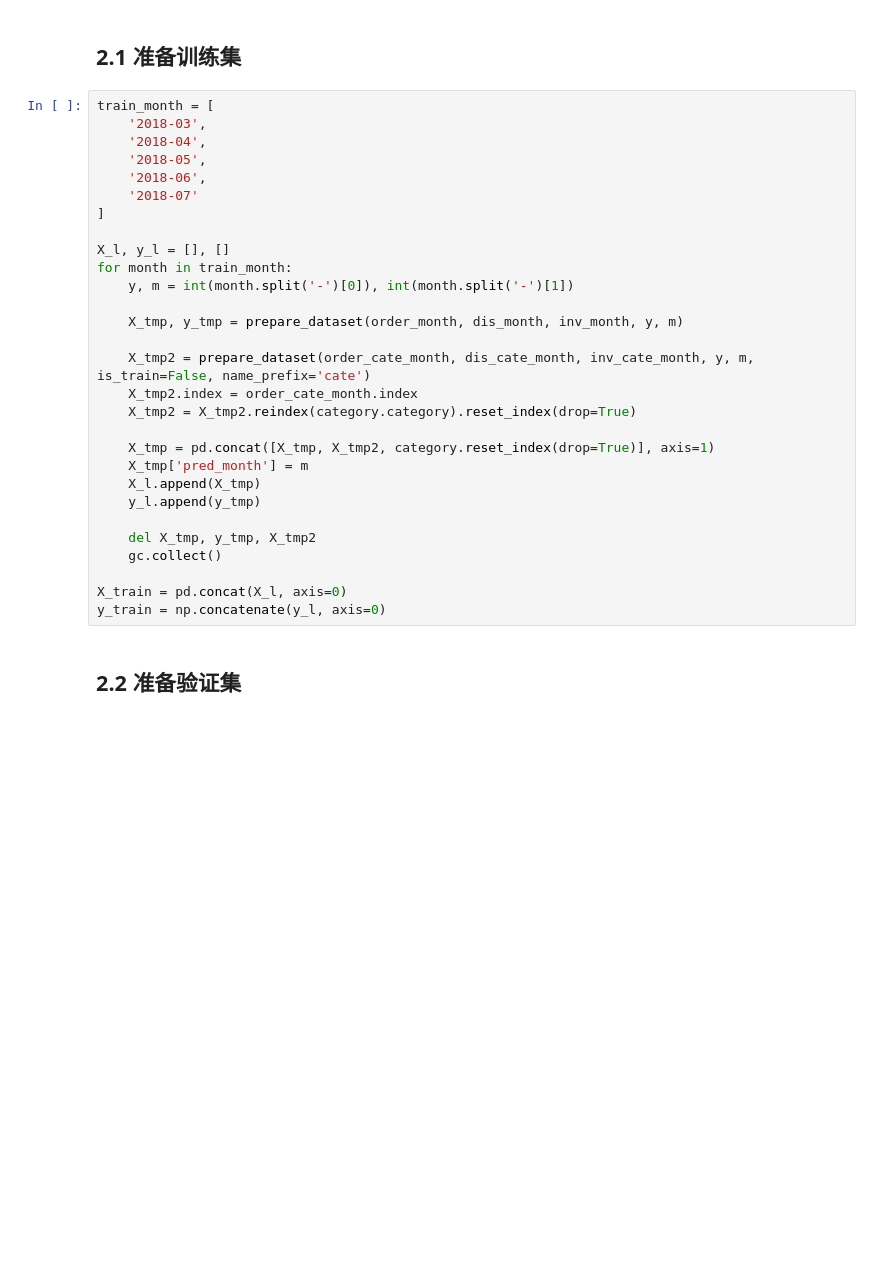
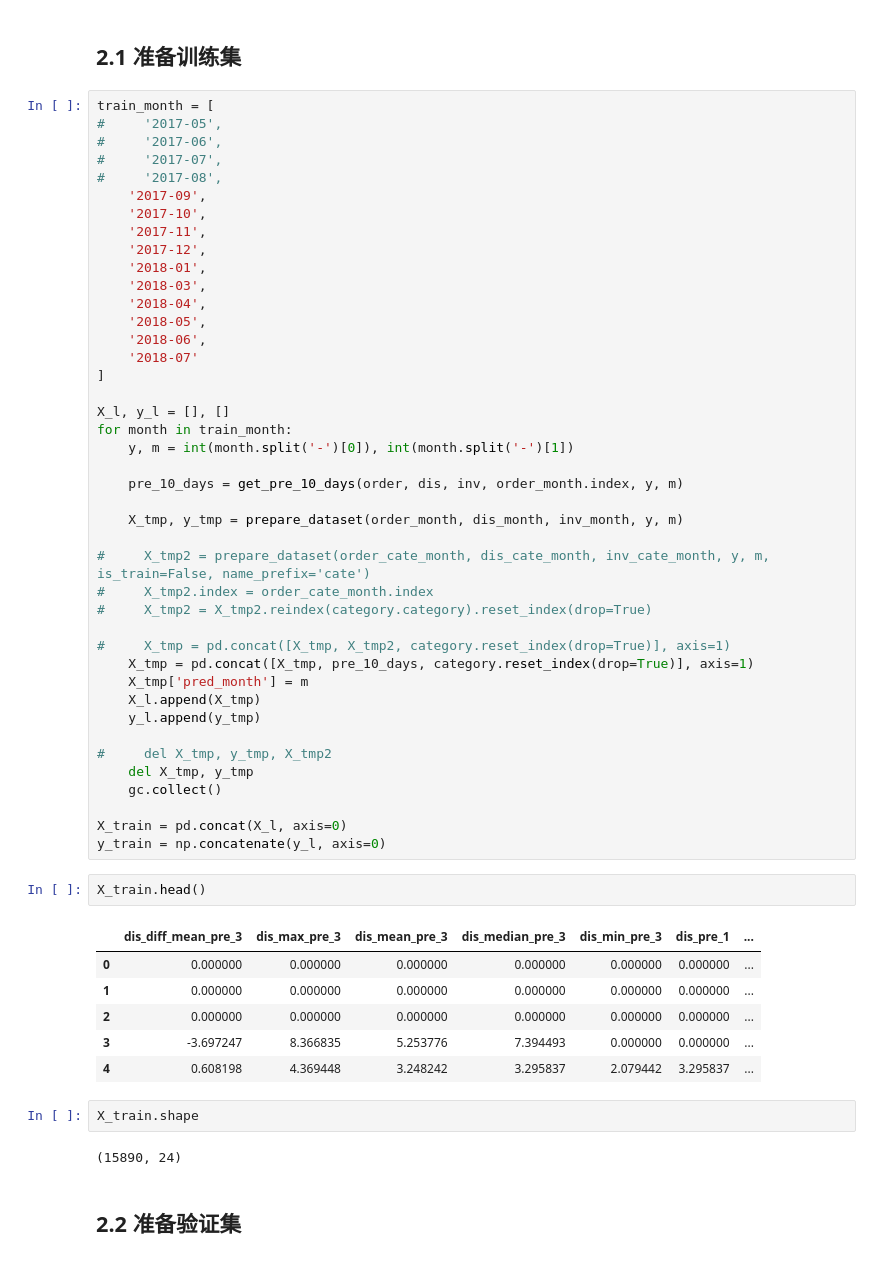
Before and after one commit to Genpeng/order-sales-forecast, a Jupyter notebook: ipython/level2-sku/level2-lgb-v2.ipynb, the cells around one changed output. Saved outputs shown, nothing was run; the diff lists cells and outputs as text; blank space fills up the shorter version.

```diff
--- a/ipython/level2-sku/level2-lgb-v2.ipynb
+++ b/ipython/level2-sku/level2-lgb-v2.ipynb
@@ -279,6 +317,15 @@ def prepare_dataset(order, dis, inv, year, month, is_train=True, name_prefix=Non
 ## 2.1 准备训练集
 # %%
 train_month = [
+#     '2017-05',
+#     '2017-06',
+#     '2017-07',
+#     '2017-08',
+    '2017-09',
+    '2017-10',
+    '2017-11',
+    '2017-12',
+    '2018-01',
     '2018-03',
     '2018-04',
     '2018-05',
@@ -290,22 +337,39 @@ X_l, y_l = [], []
 for month in train_month:
     y, m = int(month.split('-')[0]), int(month.split('-')[1])
 
+    pre_10_days = get_pre_10_days(order, dis, inv, order_month.index, y, m)
+
     X_tmp, y_tmp = prepare_dataset(order_month, dis_month, inv_month, y, m)
 
-    X_tmp2 = prepare_dataset(order_cate_month, dis_cate_month, inv_cate_month, y, m, is_train=False, name_prefix='cate')
-    X_tmp2.index = order_cate_month.index
-    X_tmp2 = X_tmp2.reindex(category.category).reset_index(drop=True)
+#     X_tmp2 = prepare_dataset(order_cate_month, dis_cate_month, inv_cate_month, y, m, is_train=False, name_prefix='cate')
+#     X_tmp2.index = order_cate_month.index
+#     X_tmp2 = X_tmp2.reindex(category.category).reset_index(drop=True)
 
-    X_tmp = pd.concat([X_tmp, X_tmp2, category.reset_index(drop=True)], axis=1)
+#     X_tmp = pd.concat([X_tmp, X_tmp2, category.reset_index(drop=True)], axis=1)
+    X_tmp = pd.concat([X_tmp, pre_10_days, category.reset_index(drop=True)], axis=1)
     X_tmp['pred_month'] = m
     X_l.append(X_tmp)
     y_l.append(y_tmp)
 
-    del X_tmp, y_tmp, X_tmp2
+#     del X_tmp, y_tmp, X_tmp2
+    del X_tmp, y_tmp
     gc.collect()
 
 X_train = pd.concat(X_l, axis=0)
 y_train = np.concatenate(y_l, axis=0)
+# %%
+X_train.head()
+# %% [output]
+|  | dis_diff_mean_pre_3 | dis_max_pre_3 | dis_mean_pre_3 | dis_median_pre_3 | dis_min_pre_3 | dis_pre_1 | ... |
+| 0 | 0.000000 | 0.000000 | 0.000000 | 0.000000 | 0.000000 | 0.000000 | ... |
+| 1 | 0.000000 | 0.000000 | 0.000000 | 0.000000 | 0.000000 | 0.000000 | ... |
+| 2 | 0.000000 | 0.000000 | 0.000000 | 0.000000 | 0.000000 | 0.000000 | ... |
+| 3 | -3.697247 | 8.366835 | 5.253776 | 7.394493 | 0.000000 | 0.000000 | ... |
+| 4 | 0.608198 | 4.369448 | 3.248242 | 3.295837 | 2.079442 | 3.295837 | ... |
+# %%
+X_train.shape
+# %% [output]
+(15890, 24)
 # %% [markdown]
 ## 2.2 准备验证集
 # %%
```
Also changed, not shown: parts of 46 cells of this notebook, 1 other file.
